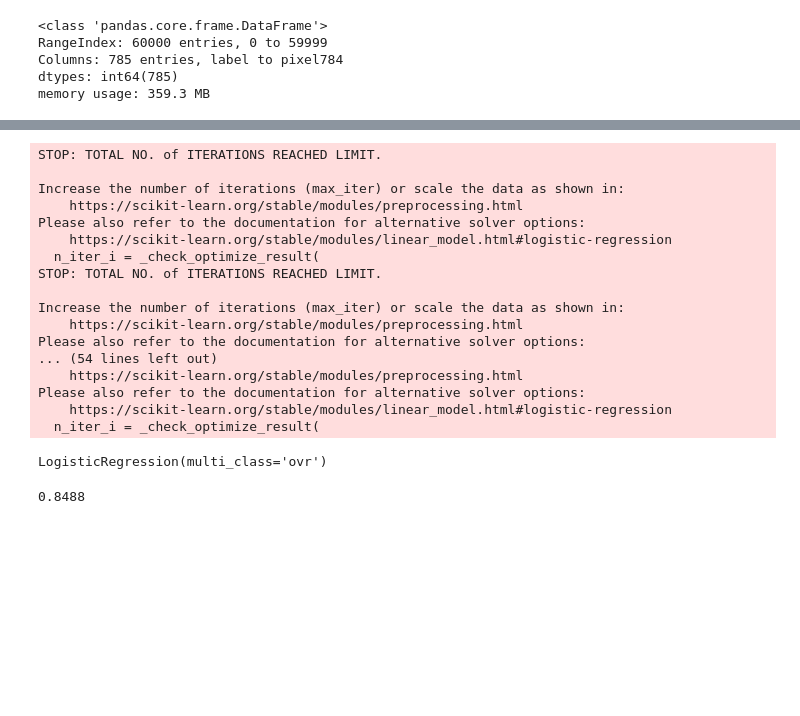
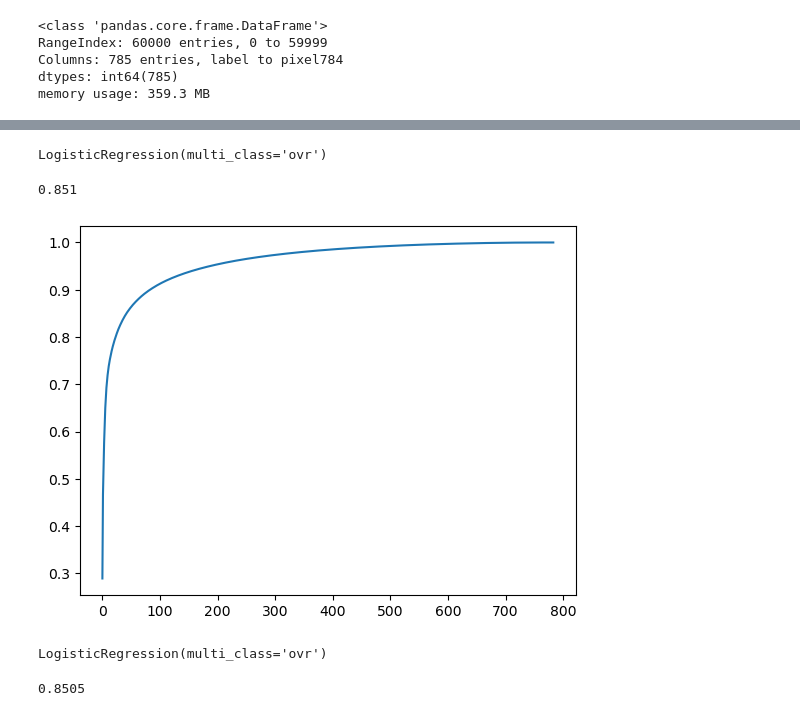
Before and after one commit to ortrsa/Data_Science_Final_Project_2, a Jupyter notebook: Notebook2-fashion Mnist.ipynb, the cells around one changed output, grey strips where cells are left out. Saved outputs shown, nothing was run; the diff lists cells and outputs as text; code cells hidden in the pictures; blank space fills up the shorter version.

```diff
--- a/Notebook2-fashion Mnist.ipynb
+++ b/Notebook2-fashion Mnist.ipynb
@@ -87,24 +92,9 @@ X_train
 60000 rows × 784 columns
+# %%
+x_train , x_test , y_train , y_test = split(x_train,y_train ,train_size = 0.8 , shuffle = True , random_state = 1)
 # %%
 LR = LogisticRegression(multi_class="ovr")
 # %%
-LR.fit(X_train,y_train)
+LR.fit(x_train,y_train)
 # %% [output]
-STOP: TOTAL NO. of ITERATIONS REACHED LIMIT.
-
-Increase the number of iterations (max_iter) or scale the data as shown in:
-    https://scikit-learn.org/stable/modules/preprocessing.html
-Please also refer to the documentation for alternative solver options:
-    https://scikit-learn.org/stable/modules/linear_model.html#logistic-regression
-  n_iter_i = _check_optimize_result(
-STOP: TOTAL NO. of ITERATIONS REACHED LIMIT.
-
-Increase the number of iterations (max_iter) or scale the data as shown in:
-    https://scikit-learn.org/stable/modules/preprocessing.html
-Please also refer to the documentation for alternative solver options:
-... (54 lines left out)
-    https://scikit-learn.org/stable/modules/preprocessing.html
-Please also refer to the documentation for alternative solver options:
-    https://scikit-learn.org/stable/modules/linear_model.html#logistic-regression
-  n_iter_i = _check_optimize_result(
+LogisticRegression(multi_class='ovr')
-LogisticRegression(multi_class='ovr')
@@ -114,4 +101,12 @@ X_test = X_test.drop(["label"], axis=1)
 # %%
-LR.score(X_test,y_test)
+LR.score(x_test,y_test)
 # %% [output]
-0.8488
+0.851
+# %%
+pca = PCA()
+pca.fit(x_train)
+cumsum = np.cumsum(pca.explained_variance_ratio_)
+plt.plot(cumsum)
+plt.show()
+# %% [output]
+[figure, added]
@@ -118,2 +118,10 @@ LR.score(X_test,y_test)
+# %%
+model.fit(pca_x_train, y_train)
+# %% [output]
+LogisticRegression(multi_class='ovr')
+# %%
+model.score(pca_x_test,y_test)
+# %% [output]
+0.8505
 # %%
 gx = XGBClassifier(n_estimators= 20, n_jobs=-1, learning_rate=0.5, seed=0)
```
Also changed, not shown: parts of 9 cells of this notebook.
